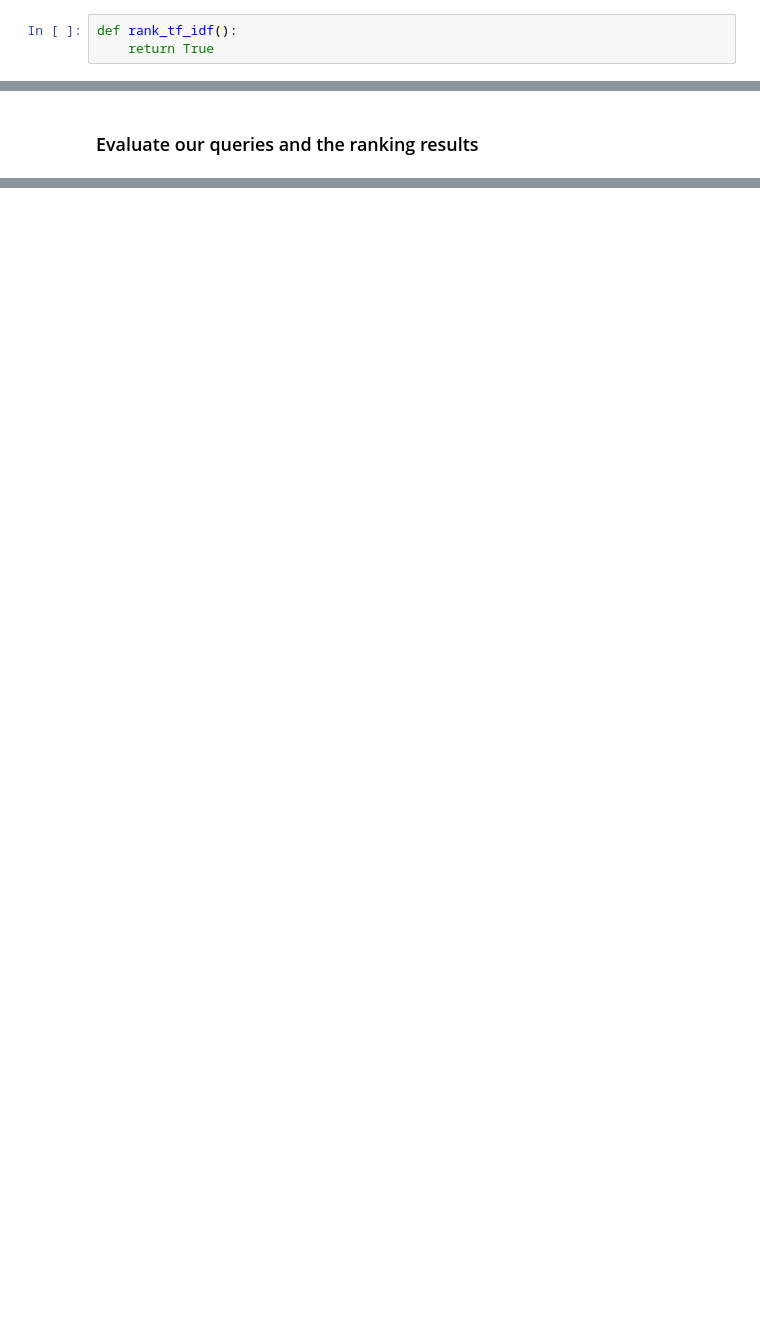
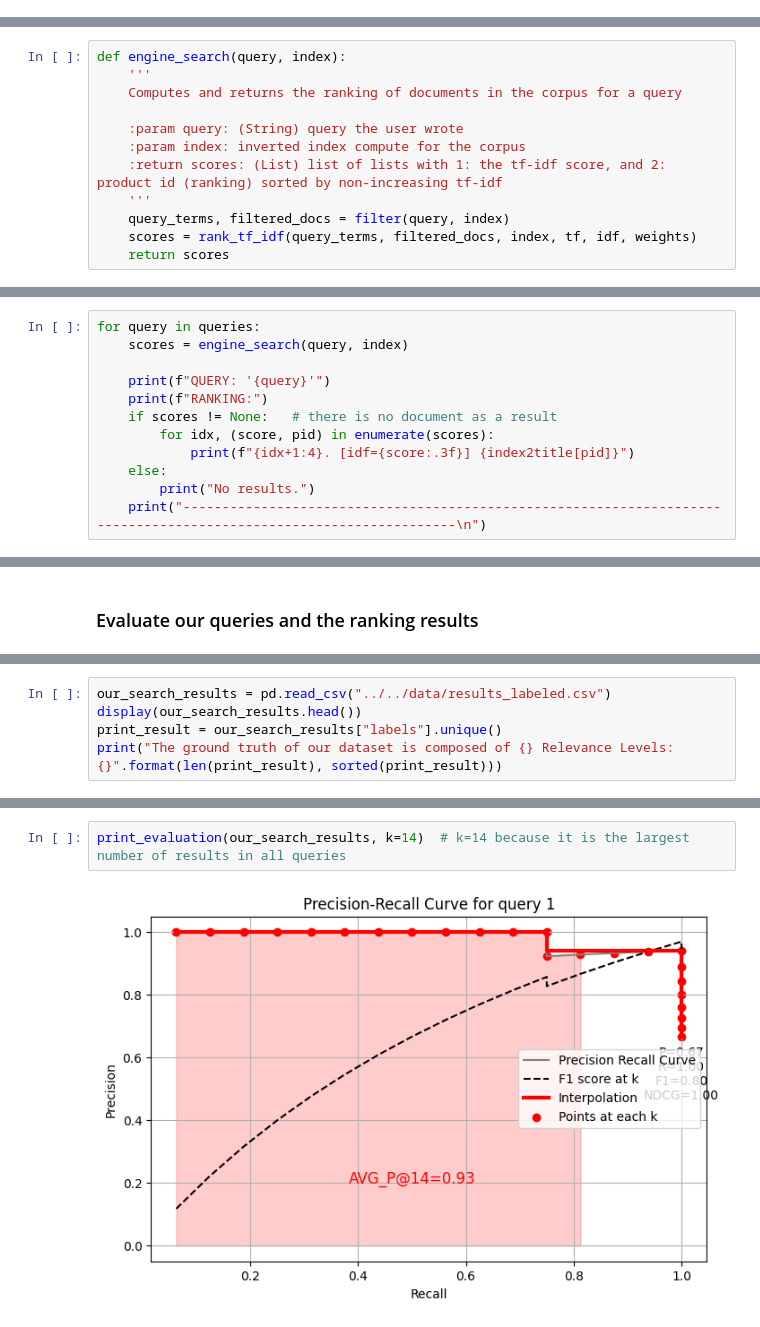
Before and after one commit to aurorapujols/irwa-search-engine, a Jupyter notebook: project_progress/part_2/indexing_and_evaluation.ipynb, the cells around one changed output, grey strips where cells are left out. Saved outputs shown, nothing was run; the diff lists cells and outputs as text; blank space fills up the shorter version.

Commit message:
Part2: modified slightly the index_tf_idf.ipynb. Finished the notebook indexing_and_evaluation.ipynb

```diff
--- a/project_progress/part_2/indexing_and_evaluation.ipynb
+++ b/project_progress/part_2/indexing_and_evaluation.ipynb
@@ -109,4 +289 @@ To implement the ranking, we based the functions in the Practice Session 1 code.
-# %%
-def rank_tf_idf():
-    return True
 # %%
@@ -114,0 +367,12 @@ def search():
+# %%
+def engine_search(query, index):
+    '''
+    Computes and returns the ranking of documents in the corpus for a query
+
+    :param query: (String) query the user wrote
+    :param index: inverted index compute for the corpus
+    :return scores: (List) list of lists with 1: the tf-idf score, and 2: product id (ranking) sorted by non-increasing tf-idf
+    '''
+    query_terms, filtered_docs = filter(query, index)
+    scores = rank_tf_idf(query_terms, filtered_docs, index, tf, idf, weights)
+    return scores
@@ -114,0 +381,12 @@ def search():
+# %%
+for query in queries:
+    scores = engine_search(query, index)
+
+    print(f"QUERY: '{query}'")
+    print(f"RANKING:")
+    if scores != None:   # there is no document as a result
+        for idx, (score, pid) in enumerate(scores):
+            print(f"{idx+1:4}. [idf={score:.3f}] {index2title[pid]}")
+    else:
+        print("No results.")
+    print("-------------------------------------------------------------------------------------------------------------------\n")
@@ -443,0 +796,5 @@ mrr_at_k = 1.000
+# %%
+our_search_results = pd.read_csv("../../data/results_labeled.csv")
+display(our_search_results.head())
+print_result = our_search_results["labels"].unique()
+print("The ground truth of our dataset is composed of {} Relevance Levels: {}".format(len(print_result), sorted(print_result)))
@@ -443,0 +809,4 @@ mrr_at_k = 1.000
+# %%
+print_evaluation(our_search_results, k=14)  # k=14 because it is the largest number of results in all queries
+# %% [output]
+[figure, added]
```
Also changed, not shown: parts of 29 cells of this notebook, 1 other file.
